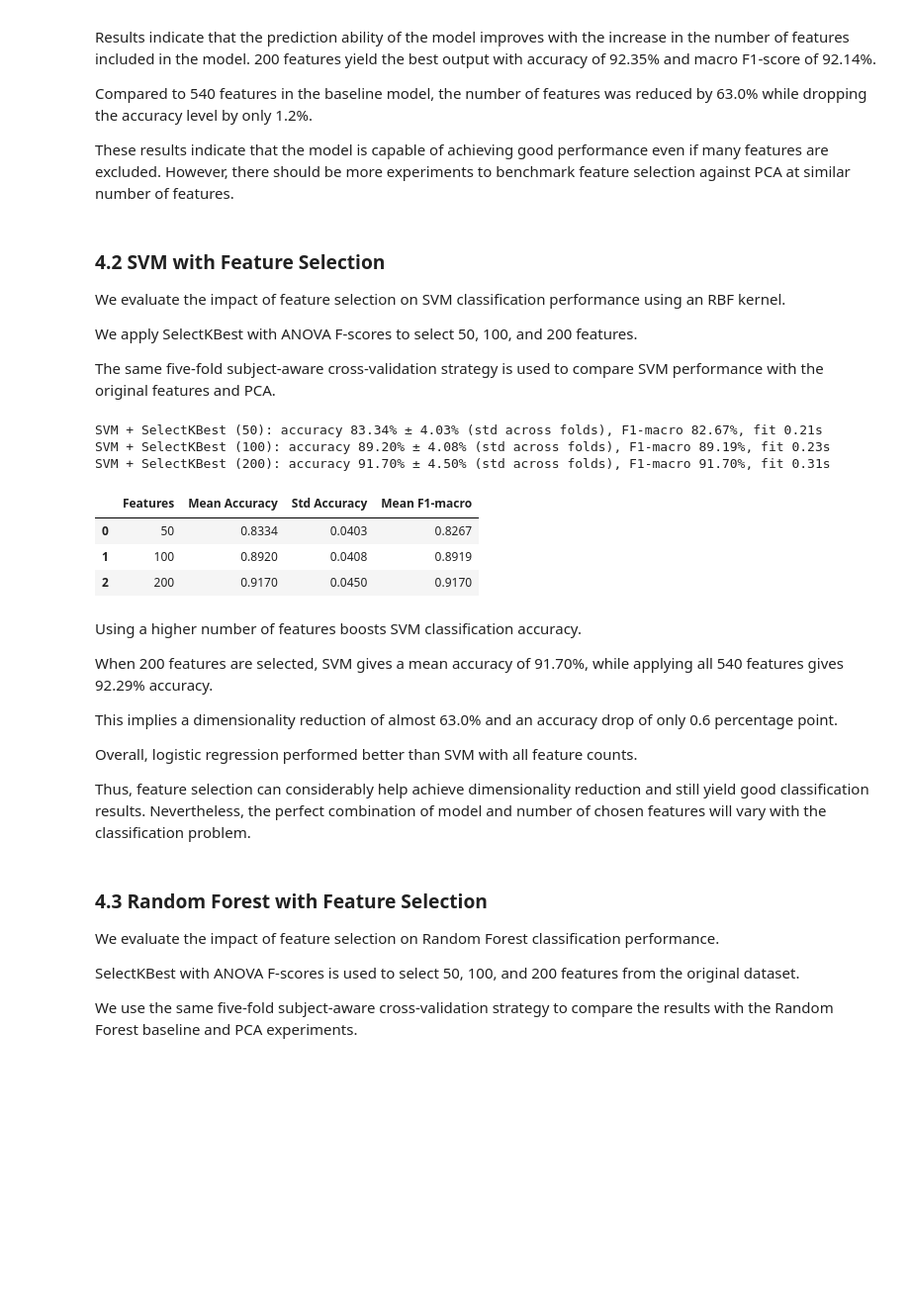
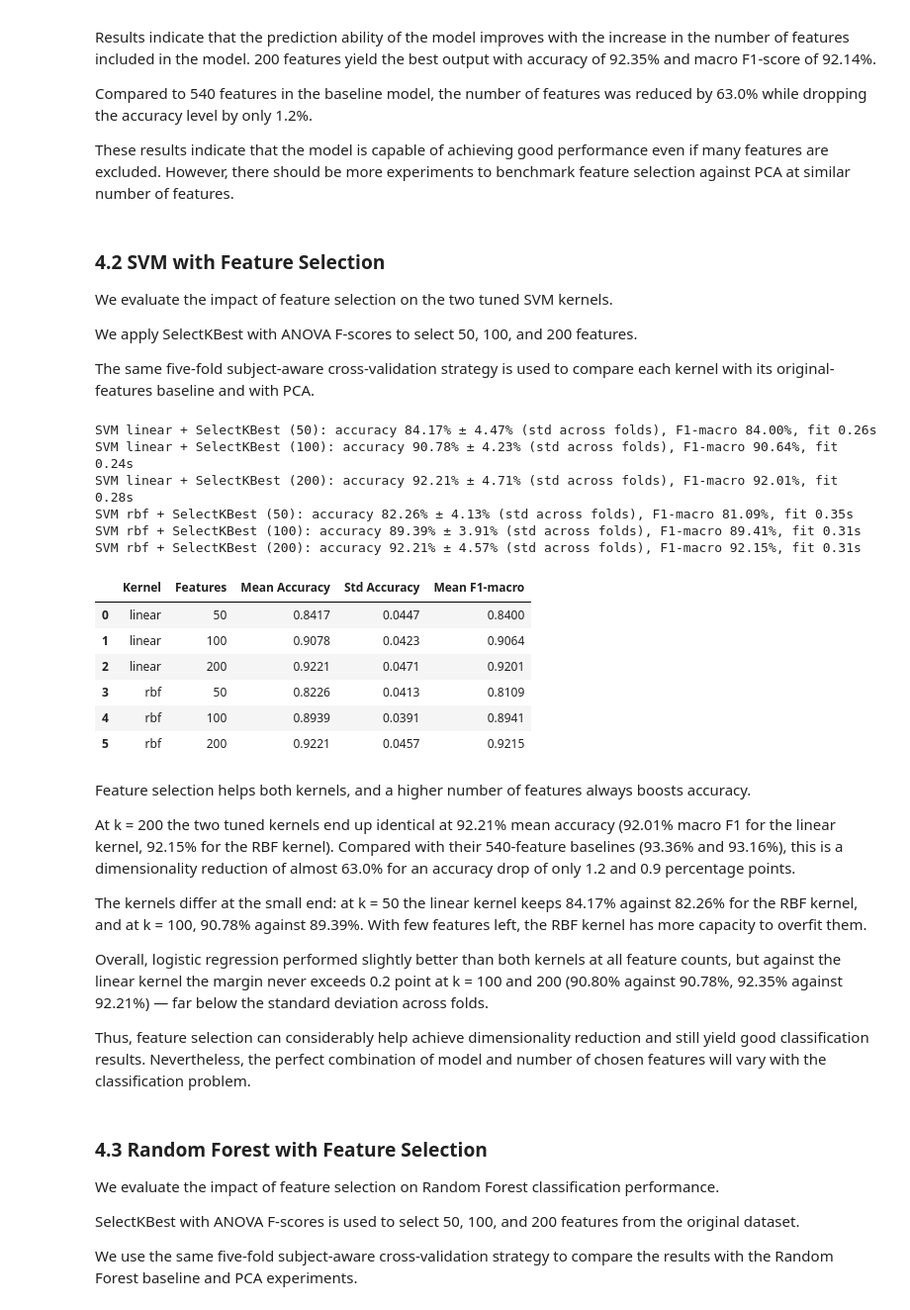
Before and after one commit to PrincesseVoiture/Hands-on-ML, a Jupyter notebook: HAR.ipynb, the cells around one changed output. Shown at 99% size. Cells and saved outputs as stored; diff of their text form; code cells hidden in the pictures; blank space fills up the shorter version.

```diff
--- a/HAR.ipynb
+++ b/HAR.ipynb
@@ -620,7 +749,7 @@ In this paper, we apply SelectKBest in conjunction with the ANOVA F-score method
 # %% [markdown]
 ### 4.1 Logistic Regression
 # %%
-# Number of features to evaluate, same grid for the three models
+# Number of features to evaluate, same grid for all the models
 k_values = [50, 100, 200]
 
 def fs_row(scores, k):
@@ -638,7 +767,7 @@ for k in k_values:
     scores = evaluate(f"Logistic Regression + SelectKBest ({k})", [
         ("scaler", StandardScaler()),
         ("selector", SelectKBest(score_func=f_classif, k=k)),
-        ("classifier", LogisticRegression(max_iter=2000))
+        ("classifier", LogisticRegression(max_iter=2000, **best_params["Logistic Regression"]))
     ])
     lr_fs_results.append(fs_row(scores, k))
 
@@ -664,46 +793,53 @@ However, there should be more experiments to benchmark feature selection against
 # %% [markdown]
 ### 4.2 SVM with Feature Selection
 
-We evaluate the impact of feature selection on SVM classification performance using an RBF kernel.
+We evaluate the impact of feature selection on the two tuned SVM kernels.
 
 We apply SelectKBest with ANOVA F-scores to select 50, 100, and 200 features.
 
-The same five-fold subject-aware cross-validation strategy is used to compare SVM performance with the original features and PCA.
+The same five-fold subject-aware cross-validation strategy is used to compare each kernel with its original-features baseline and with PCA.
 # %%
-# Evaluate SVM with different numbers of selected features
+# Evaluate the two tuned SVM kernels with different numbers of selected features
 svm_fs_results = []
 
-for k in k_values:
-    scores = evaluate(f"SVM + SelectKBest ({k})", [
-        ("scaler", StandardScaler()),
-        ("selector", SelectKBest(score_func=f_classif, k=k)),
-        ("classifier", SVC(
-            kernel="rbf",
-            C=1.0,
-            gamma="scale"
-        ))
-    ])
-    svm_fs_results.append(fs_row(scores, k))
+for kernel in ["linear", "rbf"]:
+    for k in k_values:
+        scores = evaluate(f"SVM {kernel} + SelectKBest ({k})", [
+            ("scaler", StandardScaler()),
+            ("selector", SelectKBest(score_func=f_classif, k=k)),
+            ("classifier", SVC(kernel=kernel, **best_params[f"SVM {kernel}"]))
+        ])
+        row = fs_row(scores, k)
+        row["Kernel"] = kernel
+        svm_fs_results.append(row)
 
-svm_fs_df = pd.DataFrame(svm_fs_results)
+svm_fs_df = pd.DataFrame(svm_fs_results)[
+    ["Kernel", "Features", "Mean Accuracy", "Std Accuracy", "Mean F1-macro"]
+]
 
 display(svm_fs_df.round(4))
 # %% [output]
-SVM + SelectKBest (50): accuracy 83.34% ± 4.03% (std across folds), F1-macro 82.67%, fit 0.21s
-SVM + SelectKBest (100): accuracy 89.20% ± 4.08% (std across folds), F1-macro 89.19%, fit 0.23s
-SVM + SelectKBest (200): accuracy 91.70% ± 4.50% (std across folds), F1-macro 91.70%, fit 0.31s
+SVM linear + SelectKBest (50): accuracy 84.17% ± 4.47% (std across folds), F1-macro 84.00%, fit 0.26s
+SVM linear + SelectKBest (100): accuracy 90.78% ± 4.23% (std across folds), F1-macro 90.64%, fit 0.24s
+SVM linear + SelectKBest (200): accuracy 92.21% ± 4.71% (std across folds), F1-macro 92.01%, fit 0.28s
+SVM rbf + SelectKBest (50): accuracy 82.26% ± 4.13% (std across folds), F1-macro 81.09%, fit 0.35s
+SVM rbf + SelectKBest (100): accuracy 89.39% ± 3.91% (std across folds), F1-macro 89.41%, fit 0.31s
+SVM rbf + SelectKBest (200): accuracy 92.21% ± 4.57% (std across folds), F1-macro 92.15%, fit 0.31s
-|  | Features | Mean Accuracy | Std Accuracy | Mean F1-macro |
-| 0 | 50 | 0.8334 | 0.0403 | 0.8267 |
-| 1 | 100 | 0.8920 | 0.0408 | 0.8919 |
-| 2 | 200 | 0.9170 | 0.0450 | 0.9170 |
+|  | Kernel | Features | Mean Accuracy | Std Accuracy | Mean F1-macro |
+| 0 | linear | 50 | 0.8417 | 0.0447 | 0.8400 |
+| 1 | linear | 100 | 0.9078 | 0.0423 | 0.9064 |
+| 2 | linear | 200 | 0.9221 | 0.0471 | 0.9201 |
+| 3 | rbf | 50 | 0.8226 | 0.0413 | 0.8109 |
+| 4 | rbf | 100 | 0.8939 | 0.0391 | 0.8941 |
+| 5 | rbf | 200 | 0.9221 | 0.0457 | 0.9215 |
 # %% [markdown]
-Using a higher number of features boosts SVM classification accuracy.
+Feature selection helps both kernels, and a higher number of features always boosts accuracy.
 
-When 200 features are selected, SVM gives a mean accuracy of 91.70%, while applying all 540 features gives 92.29% accuracy.
+At k = 200 the two tuned kernels end up identical at 92.21% mean accuracy (92.01% macro F1 for the linear kernel, 92.15% for the RBF kernel). Compared with their 540-feature baselines (93.36% and 93.16%), this is a dimensionality reduction of almost 63.0% for an accuracy drop of only 1.2 and 0.9 percentage points.
 
-This implies a dimensionality reduction of almost 63.0% and an accuracy drop of only 0.6 percentage point.
+The kernels differ at the small end: at k = 50 the linear kernel keeps 84.17% against 82.26% for the RBF kernel, and at k = 100, 90.78% against 89.39%. With few features left, the RBF kernel has more capacity to overfit them.
 
-Overall, logistic regression performed better than SVM with all feature counts.
+Overall, logistic regression performed slightly better than both kernels at all feature counts, but against the linear kernel the margin never exceeds 0.2 point at k = 100 and 200 (90.80% against 90.78%, 92.35% against 92.21%) — far below the standard deviation across folds.
 
 Thus, feature selection can considerably help achieve dimensionality reduction and still yield good classification results. Nevertheless, the perfect combination of model and number of chosen features will vary with the classification problem.
 # %% [markdown]
```
Also changed, not shown: parts of 30 cells of this notebook, 2 other files.
